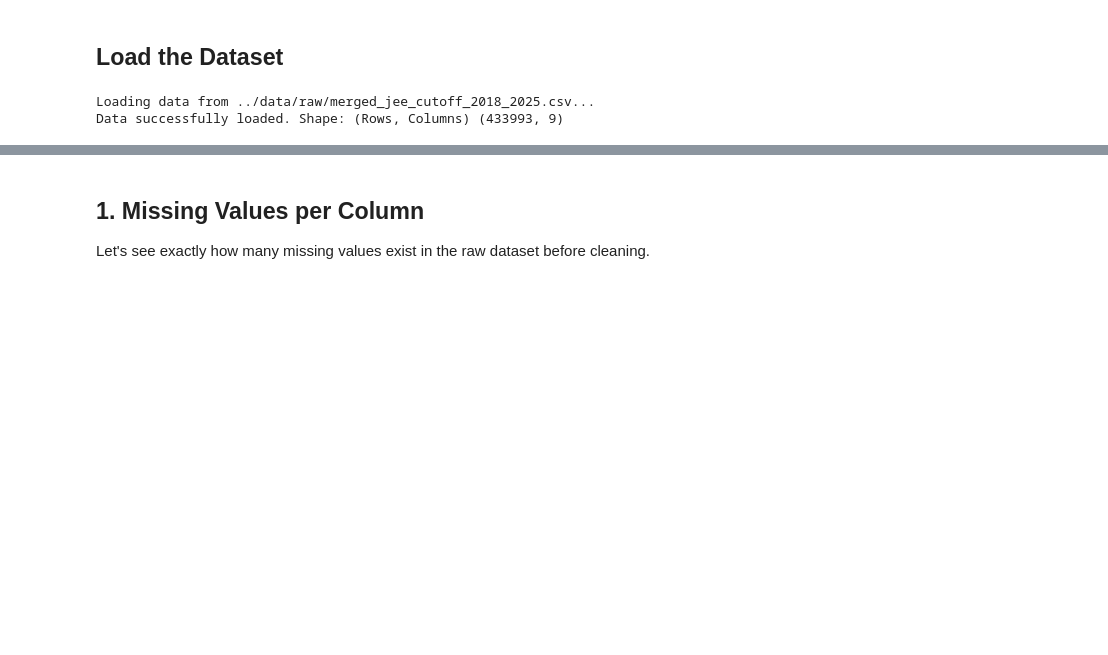
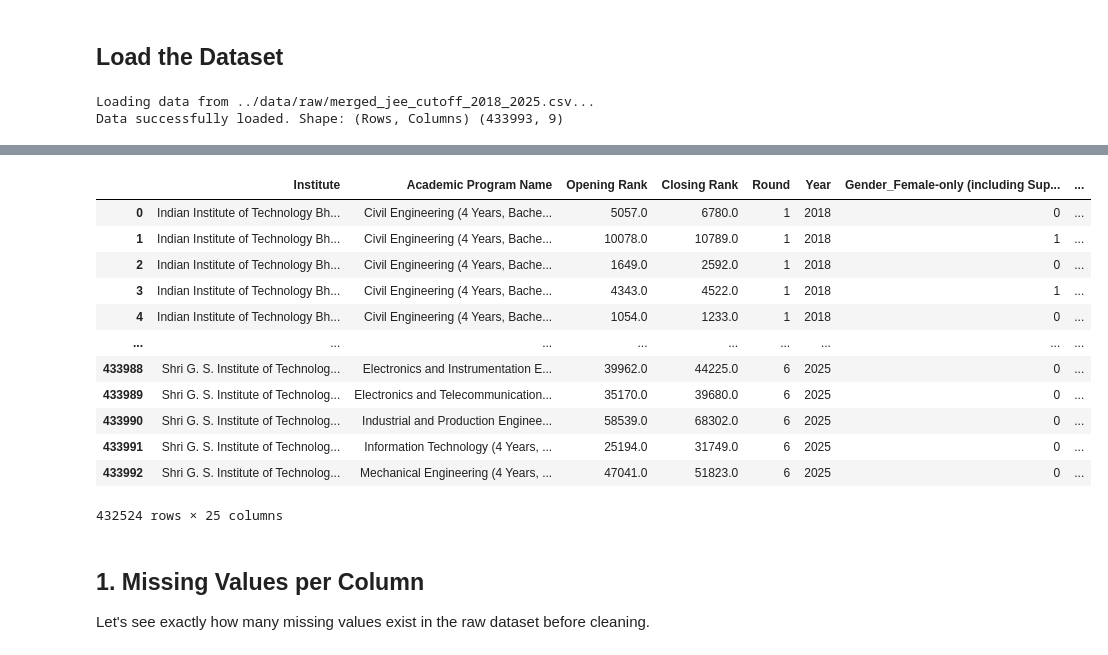
Before and after one commit to MRupam202005/predictiv-jee, a Jupyter notebook: notebooks/01_eda.ipynb, the cells around one changed output, grey strips where cells are left out. Saved outputs shown, nothing was run; the diff lists cells and outputs as text; code cells hidden in the pictures; blank space fills up the shorter version.

```diff
--- a/notebooks/01_eda.ipynb
+++ b/notebooks/01_eda.ipynb
@@ -33,0 +59,2 @@ df.head()
+# %%
+cleaned_df = loader.clean_and_encode()
@@ -34,3 +69,19 @@ df.head()
+# %%
+cleaned_df
+# %% [output]
+|  | Institute | Academic Program Name | Opening Rank | Closing Rank | Round | Year | Gender_Female-only (including Sup... | ... |
+| 0 | Indian Institute of Technology Bh... | Civil Engineering (4 Years, Bache... | 5057.0 | 6780.0 | 1 | 2018 | 0 | ... |
+| 1 | Indian Institute of Technology Bh... | Civil Engineering (4 Years, Bache... | 10078.0 | 10789.0 | 1 | 2018 | 1 | ... |
+| 2 | Indian Institute of Technology Bh... | Civil Engineering (4 Years, Bache... | 1649.0 | 2592.0 | 1 | 2018 | 0 | ... |
+| 3 | Indian Institute of Technology Bh... | Civil Engineering (4 Years, Bache... | 4343.0 | 4522.0 | 1 | 2018 | 1 | ... |
+| 4 | Indian Institute of Technology Bh... | Civil Engineering (4 Years, Bache... | 1054.0 | 1233.0 | 1 | 2018 | 0 | ... |
+| ... | ... | ... | ... | ... | ... | ... | ... | ... |
+| 433988 | Shri G. S. Institute of Technolog... | Electronics and Instrumentation E... | 39962.0 | 44225.0 | 6 | 2025 | 0 | ... |
+| 433989 | Shri G. S. Institute of Technolog... | Electronics and Telecommunication... | 35170.0 | 39680.0 | 6 | 2025 | 0 | ... |
+| 433990 | Shri G. S. Institute of Technolog... | Industrial and Production Enginee... | 58539.0 | 68302.0 | 6 | 2025 | 0 | ... |
+| 433991 | Shri G. S. Institute of Technolog... | Information Technology (4 Years, ... | 25194.0 | 31749.0 | 6 | 2025 | 0 | ... |
+| 433992 | Shri G. S. Institute of Technolog... | Mechanical Engineering (4 Years, ... | 47041.0 | 51823.0 | 6 | 2025 | 0 | ... |
+432524 rows × 25 columns
 # %% [markdown]
 ## 1. Missing Values per Column
 Let's see exactly how many missing values exist in the raw dataset before cleaning.
```
Also changed, not shown: parts of 5 cells of this notebook, 10 other files.
